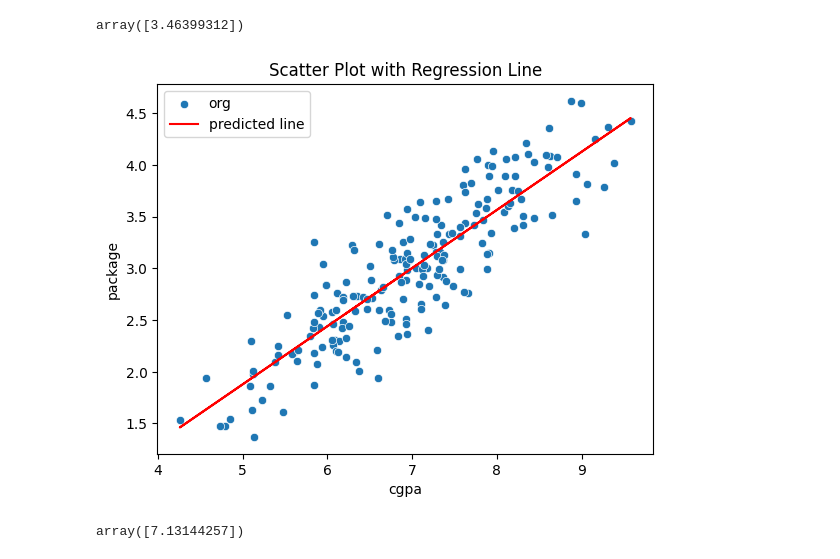
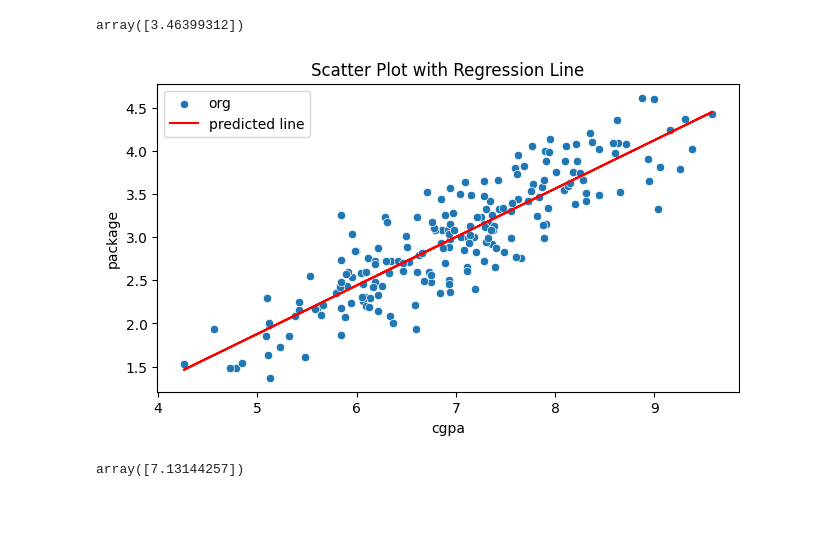
Before and after one commit to omgajipara7/Data-Science, a Jupyter notebook: Supervised Learning/Regression/Simple_Linear_Regression/SimpleLinearRegression.ipynb, the cells around one changed output. Drawn from its saved outputs; the diff is of its cells as text; code cells hidden in the pictures; blank space fills up the shorter version.

```diff
--- a/Supervised Learning/Regression/Simple_Linear_Regression/SimpleLinearRegression.ipynb
+++ b/Supervised Learning/Regression/Simple_Linear_Regression/SimpleLinearRegression.ipynb
@@ -113,19 +113,20 @@ lr.predict(scaled_value)
 # %% [output]
 array([3.46399312])
 # %%
-plt.Figure(figsize=(5,4))
+plt.figure(figsize=(7.5,4))
 yprd=lr.predict(X_scaled)
 sns.scatterplot(x='cgpa',y='package',data=data)
 plt.plot(data['cgpa'],yprd,c='red')
+plt.title("Simple Linear Regression")
 plt.xlabel('cgpa')
 plt.ylabel('package')
 plt.legend(['org','predicted line'])
-plt.savefig("/Users/omgajipara/Desktop/Data Science/Supervised Learning/Regression/Simple_Linear_Regression/images/predicted.jpg")
+plt.savefig('assets/SimpleLinearRegression.jpg')
 plt.title("Scatter Plot with Regression Line")
 
 plt.show()
 # %% [output]
-[figure, old version]
+[figure, new version]
 # %%
 c=lr.intercept_
 m=lr.coef_
```
Also changed, not shown: 16 other files.
